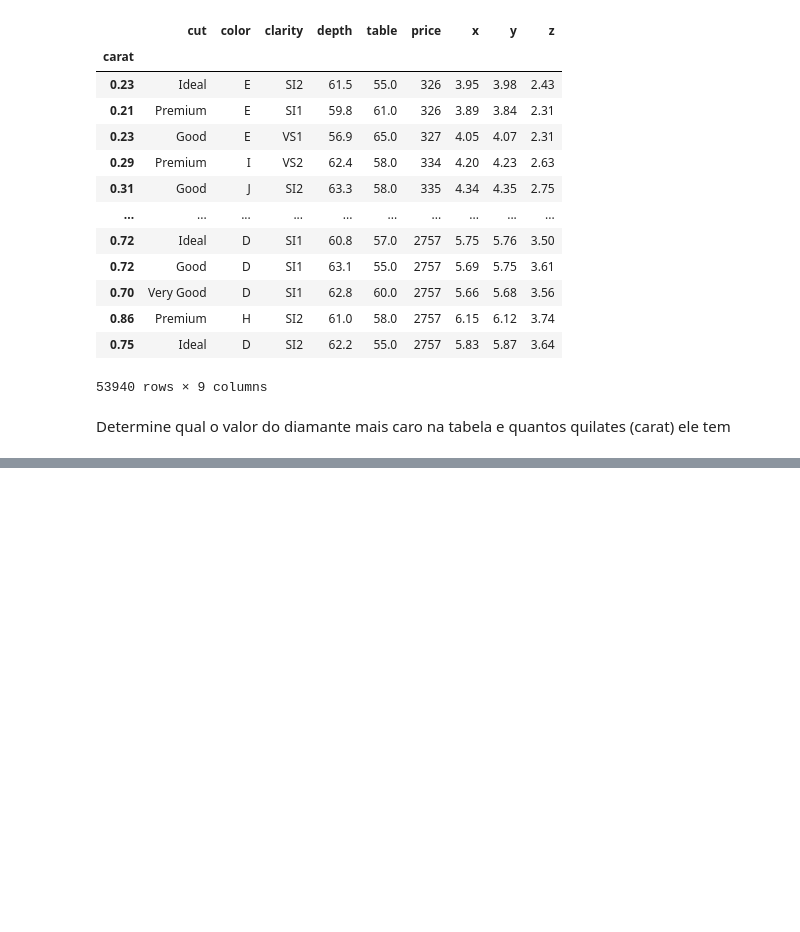
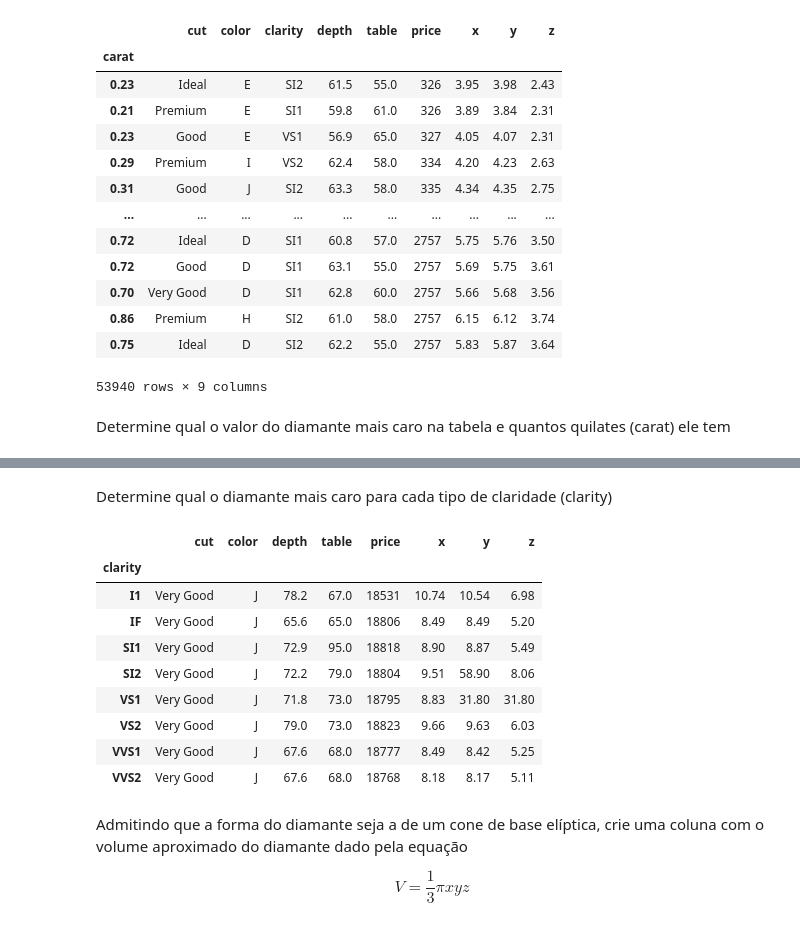
Before and after one commit to valuedriven/dataanalysis, a Jupyter notebook: exercicio_pandas_complementar.ipynb, the cells around one changed output, grey strips where cells are left out. Cells and saved outputs as stored; diff of their text form; code cells hidden in the pictures; blank space fills up the shorter version.

```diff
--- a/exercicio_pandas_complementar.ipynb
+++ b/exercicio_pandas_complementar.ipynb
@@ -42,0 +91,19 @@ Determine qual o valor do diamante mais caro na tabela e quantos quilates (carat
+# %% [markdown]
+Determine qual o diamante mais caro para cada tipo de claridade (clarity)
+# %%
+df.groupby(['clarity']).max()
+# %% [output]
+|  | cut | color | depth | table | price | x | y | z |
+| clarity |  |  |  |  |  |  |  |  |
+| I1 | Very Good | J | 78.2 | 67.0 | 18531 | 10.74 | 10.54 | 6.98 |
+| IF | Very Good | J | 65.6 | 65.0 | 18806 | 8.49 | 8.49 | 5.20 |
+| SI1 | Very Good | J | 72.9 | 95.0 | 18818 | 8.90 | 8.87 | 5.49 |
+| SI2 | Very Good | J | 72.2 | 79.0 | 18804 | 9.51 | 58.90 | 8.06 |
+| VS1 | Very Good | J | 71.8 | 73.0 | 18795 | 8.83 | 31.80 | 31.80 |
+| VS2 | Very Good | J | 79.0 | 73.0 | 18823 | 9.66 | 9.63 | 6.03 |
+| VVS1 | Very Good | J | 67.6 | 68.0 | 18777 | 8.49 | 8.42 | 5.25 |
+| VVS2 | Very Good | J | 67.6 | 68.0 | 18768 | 8.18 | 8.17 | 5.11 |
+# %% [markdown]
+Admitindo que a forma do diamante seja a de um cone de base elíptica, crie uma coluna com o volume aproximado do diamante dado pela equação
+
+$$ V = \frac{1}{3}\pi xyz $$
```
Also changed, not shown: parts of 9 cells of this notebook.
